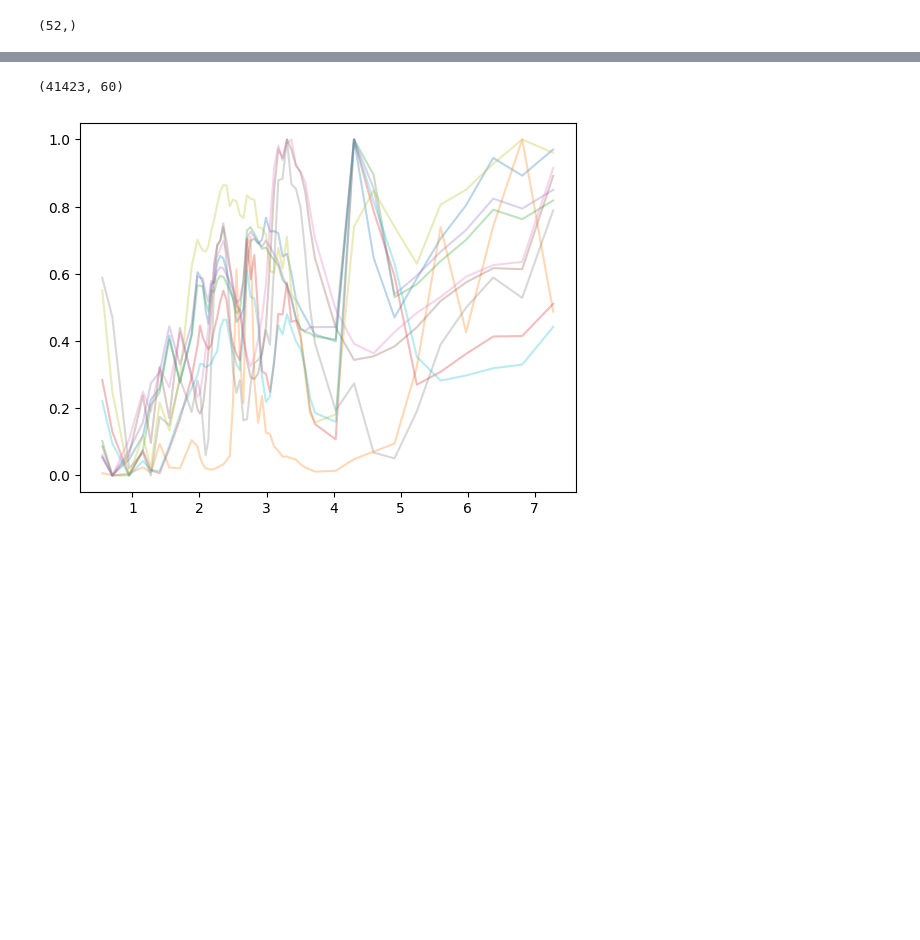
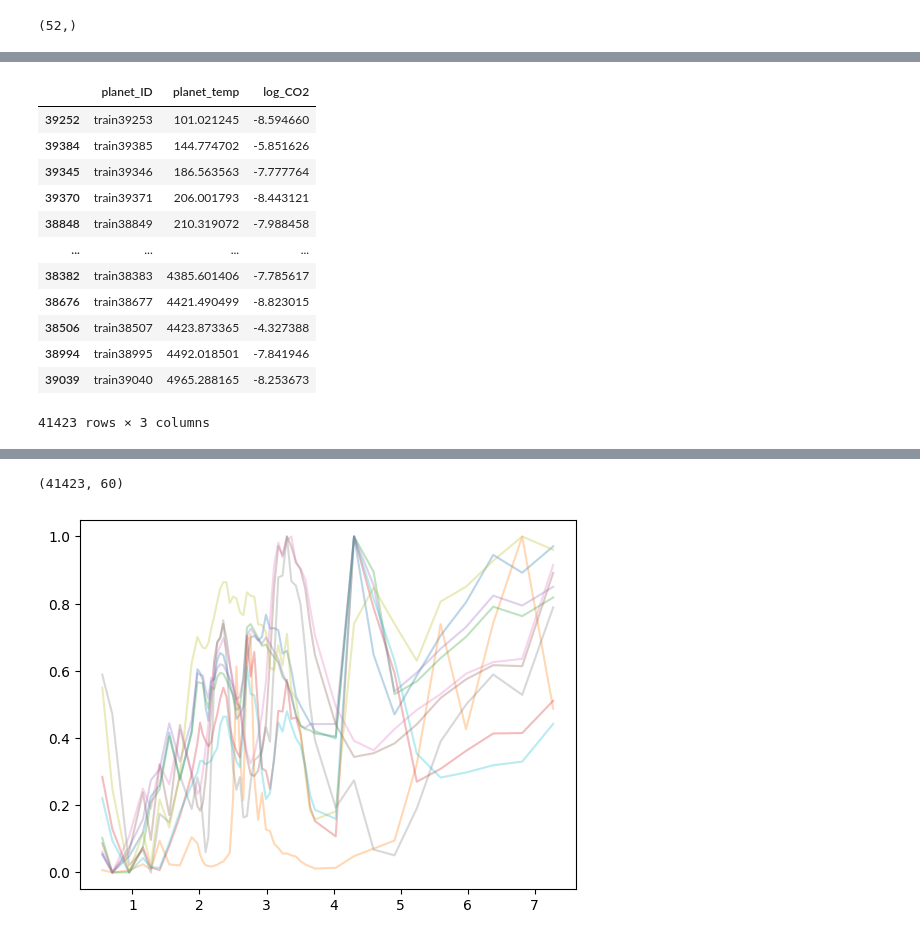
Before and after one commit to CosmicHitchhiker/ds_astro_2026s, a Jupyter notebook: ex7/exercise7.ipynb, the cells around one changed output, grey strips where cells are left out. Drawn from its saved outputs; the diff is of its cells as text; code cells hidden in the pictures; blank space fills up the shorter version.

```diff
--- a/ex7/exercise7.ipynb
+++ b/ex7/exercise7.ipynb
@@ -35 +40,18 @@ plt.savefig('meanspec.png')
 <Figure size 640x480 with 0 Axes>
+# %%
+sorted_label = label.sort_values(by=['planet_temp', 'log_CO2'])[['planet_ID', 'planet_temp', 'log_CO2']]
+sorted_label
+# %% [output]
+|  | planet_ID | planet_temp | log_CO2 |
+| 39252 | train39253 | 101.021245 | -8.594660 |
+| 39384 | train39385 | 144.774702 | -5.851626 |
+| 39345 | train39346 | 186.563563 | -7.777764 |
+| 39370 | train39371 | 206.001793 | -8.443121 |
+| 38848 | train38849 | 210.319072 | -7.988458 |
+| ... | ... | ... | ... |
+| 38382 | train38383 | 4385.601406 | -7.785617 |
+| 38676 | train38677 | 4421.490499 | -8.823015 |
+| 38506 | train38507 | 4423.873365 | -4.327388 |
+| 38994 | train38995 | 4492.018501 | -7.841946 |
+| 39039 | train39040 | 4965.288165 | -8.253673 |
+41423 rows × 3 columns
```
Also changed, not shown: parts of 6 cells of this notebook.
